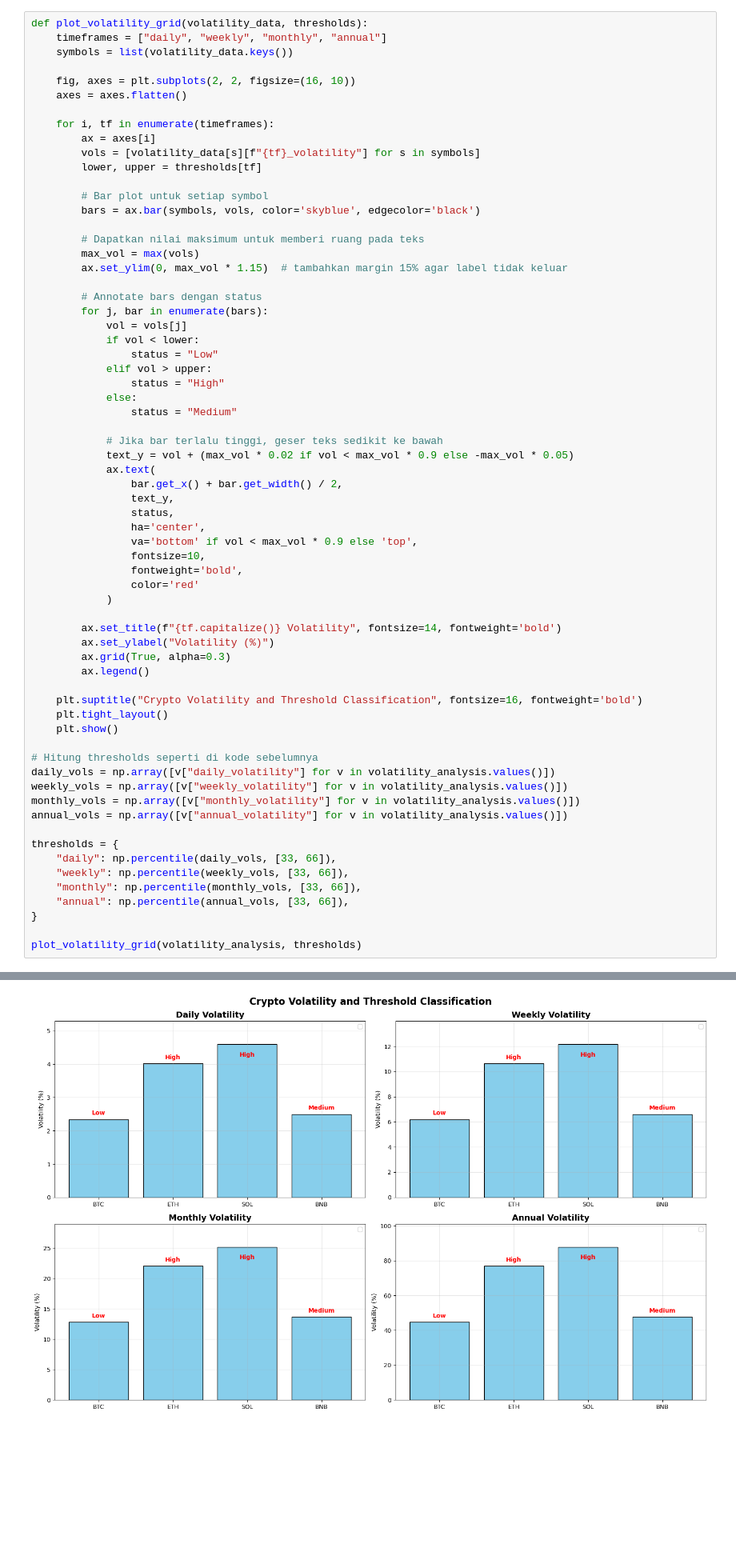
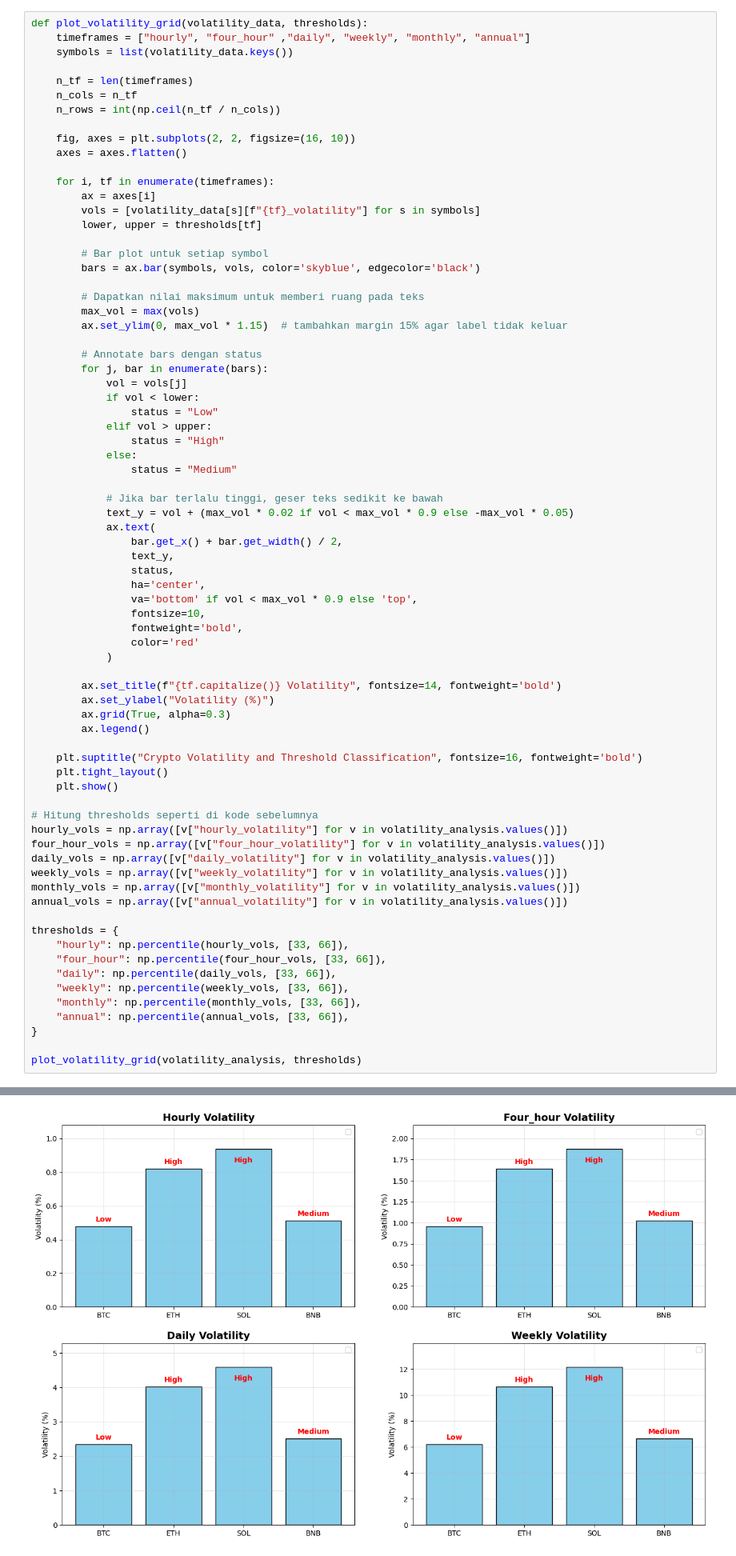
Before and after one commit to zuhalcode/crypto_workspace, a Jupyter notebook: grid_learn.ipynb, the cells around one changed output, grey strips where cells are left out. Shown: that part at 80% size. Cells and saved outputs as stored; diff of their text form; blank space fills up the shorter version.

```diff
--- a/grid_learn.ipynb
+++ b/grid_learn.ipynb
@@ -439,7 +522,11 @@ Annual: 9.61%
 # %%
 def plot_volatility_grid(volatility_data, thresholds):
-    timeframes = ["daily", "weekly", "monthly", "annual"]
+    timeframes = ["hourly", "four_hour" ,"daily", "weekly", "monthly", "annual"]
     symbols = list(volatility_data.keys())
+
+    n_tf = len(timeframes)
+    n_cols = n_tf
+    n_rows = int(np.ceil(n_tf / n_cols))
 
     fig, axes = plt.subplots(2, 2, figsize=(16, 10))
     axes = axes.flatten()
@@ -489,12 +576,16 @@ def plot_volatility_grid(volatility_data, thresholds):
     plt.show()
 
 # Hitung thresholds seperti di kode sebelumnya
+hourly_vols = np.array([v["hourly_volatility"] for v in volatility_analysis.values()])
+four_hour_vols = np.array([v["four_hour_volatility"] for v in volatility_analysis.values()])
 daily_vols = np.array([v["daily_volatility"] for v in volatility_analysis.values()])
 weekly_vols = np.array([v["weekly_volatility"] for v in volatility_analysis.values()])
 monthly_vols = np.array([v["monthly_volatility"] for v in volatility_analysis.values()])
 annual_vols = np.array([v["annual_volatility"] for v in volatility_analysis.values()])
 
 thresholds = {
+    "hourly": np.percentile(hourly_vols, [33, 66]),
+    "four_hour": np.percentile(four_hour_vols, [33, 66]),
     "daily": np.percentile(daily_vols, [33, 66]),
     "weekly": np.percentile(weekly_vols, [33, 66]),
     "monthly": np.percentile(monthly_vols, [33, 66]),
@@ -506,4 +598,4 @@ plot_volatility_grid(volatility_analysis, thresholds)
-[figure, old version]
+[figure, new version]
 # %%
 def explain_grid_concept() :
     print("1. Setup grid under current price")
```
Also changed, not shown: parts of 8 cells of this notebook.
